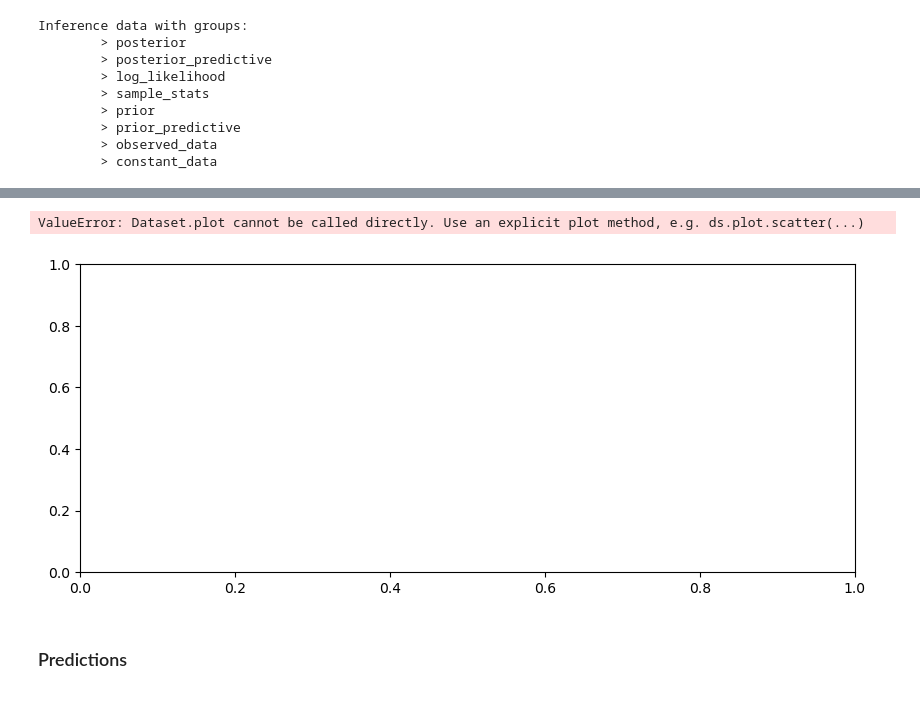
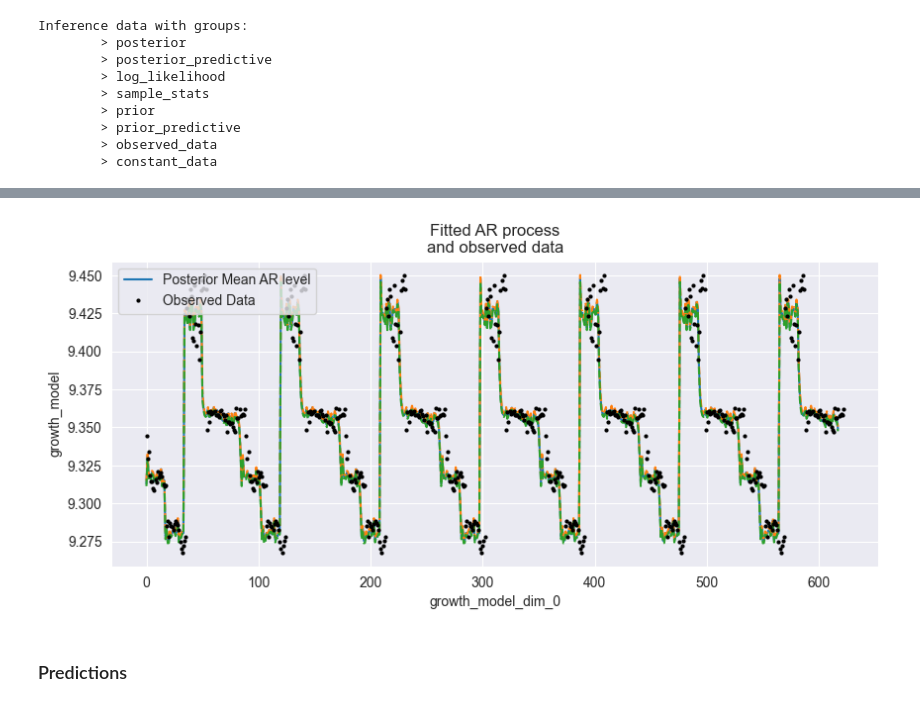
Before and after one commit to andleb/STATS608Final, a Jupyter notebook: ar_change_model.ipynb, the cells around one changed output, grey strips where cells are left out. Cells and saved outputs as stored; diff of their text form; code cells hidden in the pictures.

```diff
--- a/ar_change_model.ipynb
+++ b/ar_change_model.ipynb
@@ -224,13 +221,14 @@ az.summary(idata_m2)
 631 rows × 9 columns
 # %%
 fig, ax = plt.subplots(figsize=(10, 4))
-idata_m2.posterior.mean(["chain", "draw"]).plot(ax=ax, label="Posterior Mean AR level")
+idata_m2.posterior.growth_model.mean(["chain", "draw"]).plot(ax=ax, label="Posterior Mean AR level")
+(idata_m2.posterior.growth_model.mean(["chain", "draw"]) + idata_m2.posterior.growth_model.std(["chain", "draw"])).plot(ax=ax, ls = '--')
+(idata_m2.posterior.growth_model.mean(["chain", "draw"]) - idata_m2.posterior.growth_model.std(["chain", "draw"])).plot(ax=ax, ls = '--')
 ax.plot(df_eat.RESULTANT.values, "o", color="black", markersize=2, label="Observed Data")
 ax.legend()
 ax.set_title("Fitted AR process\nand observed data");
 # %% [output]
-ValueError: Dataset.plot cannot be called directly. Use an explicit plot method, e.g. ds.plot.scatter(...)
-[figure, old version]
+[figure, new version]
 # %% [markdown]
 ### Predictions
 # %% [markdown]
```
Also changed, not shown: parts of 6 cells of this notebook, 2 other files.
